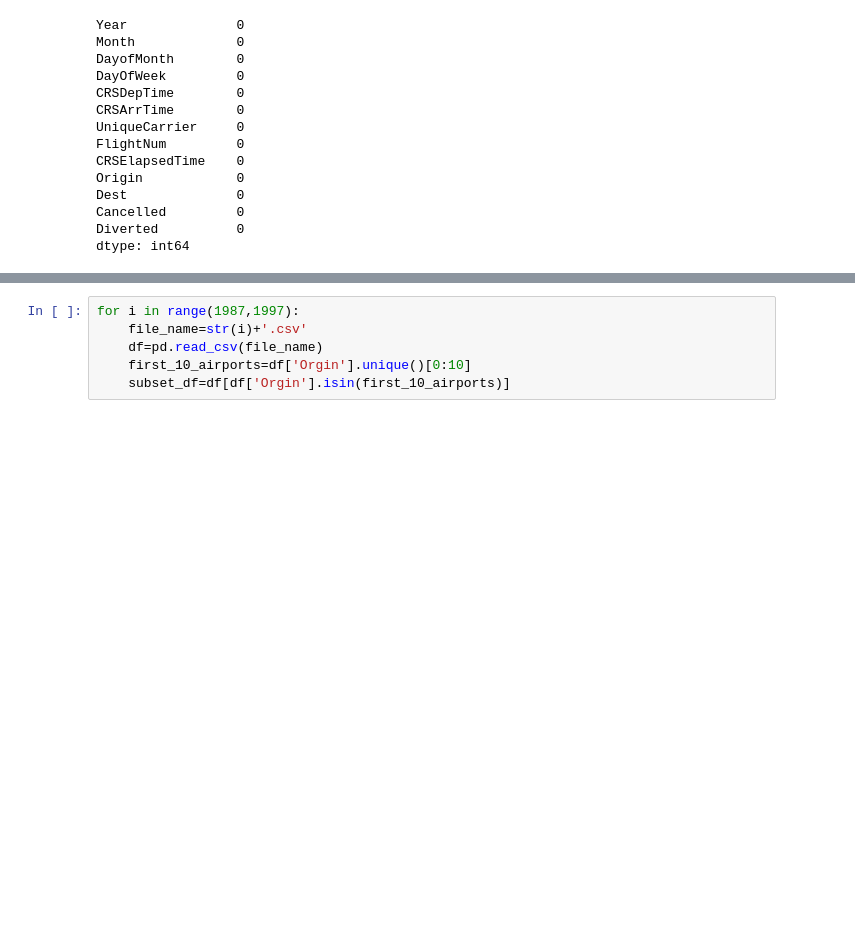
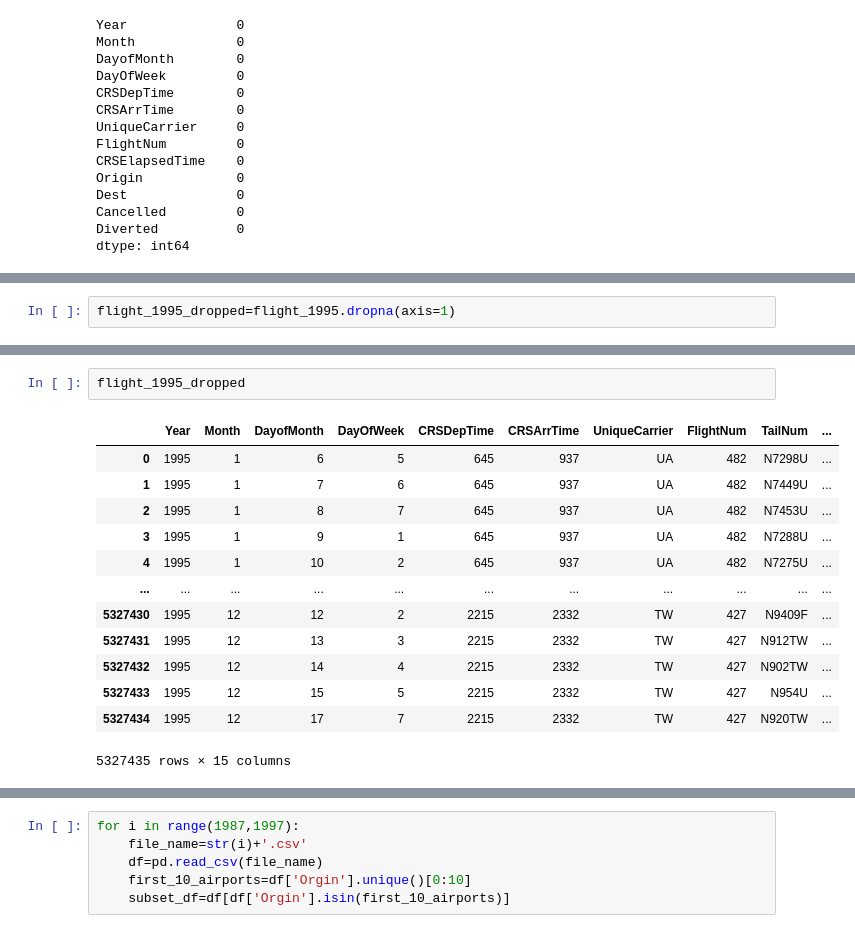
Before and after one commit to s2014628/data-analytics-migration-to-tableau, a Jupyter notebook: flights.ipynb, the cells around one changed output, grey strips where cells are left out. Drawn from its saved outputs; the diff is of its cells as text; blank space fills up the shorter version.

```diff
--- a/flights.ipynb
+++ b/flights.ipynb
@@ -126,0 +359,2 @@ flight_1989
+# %%
+flight_1995_dropped=flight_1995.dropna(axis=1)
@@ -126,0 +534,16 @@ flight_1989
+# %%
+flight_1995_dropped
+# %% [output]
+|  | Year | Month | DayofMonth | DayOfWeek | CRSDepTime | CRSArrTime | UniqueCarrier | FlightNum | TailNum | ... |
+| 0 | 1995 | 1 | 6 | 5 | 645 | 937 | UA | 482 | N7298U | ... |
+| 1 | 1995 | 1 | 7 | 6 | 645 | 937 | UA | 482 | N7449U | ... |
+| 2 | 1995 | 1 | 8 | 7 | 645 | 937 | UA | 482 | N7453U | ... |
+| 3 | 1995 | 1 | 9 | 1 | 645 | 937 | UA | 482 | N7288U | ... |
+| 4 | 1995 | 1 | 10 | 2 | 645 | 937 | UA | 482 | N7275U | ... |
+| ... | ... | ... | ... | ... | ... | ... | ... | ... | ... | ... |
+| 5327430 | 1995 | 12 | 12 | 2 | 2215 | 2332 | TW | 427 | N9409F | ... |
+| 5327431 | 1995 | 12 | 13 | 3 | 2215 | 2332 | TW | 427 | N912TW | ... |
+| 5327432 | 1995 | 12 | 14 | 4 | 2215 | 2332 | TW | 427 | N902TW | ... |
+| 5327433 | 1995 | 12 | 15 | 5 | 2215 | 2332 | TW | 427 | N954U | ... |
+| 5327434 | 1995 | 12 | 17 | 7 | 2215 | 2332 | TW | 427 | N920TW | ... |
+5327435 rows × 15 columns
```
Also changed, not shown: parts of 34 cells of this notebook.
